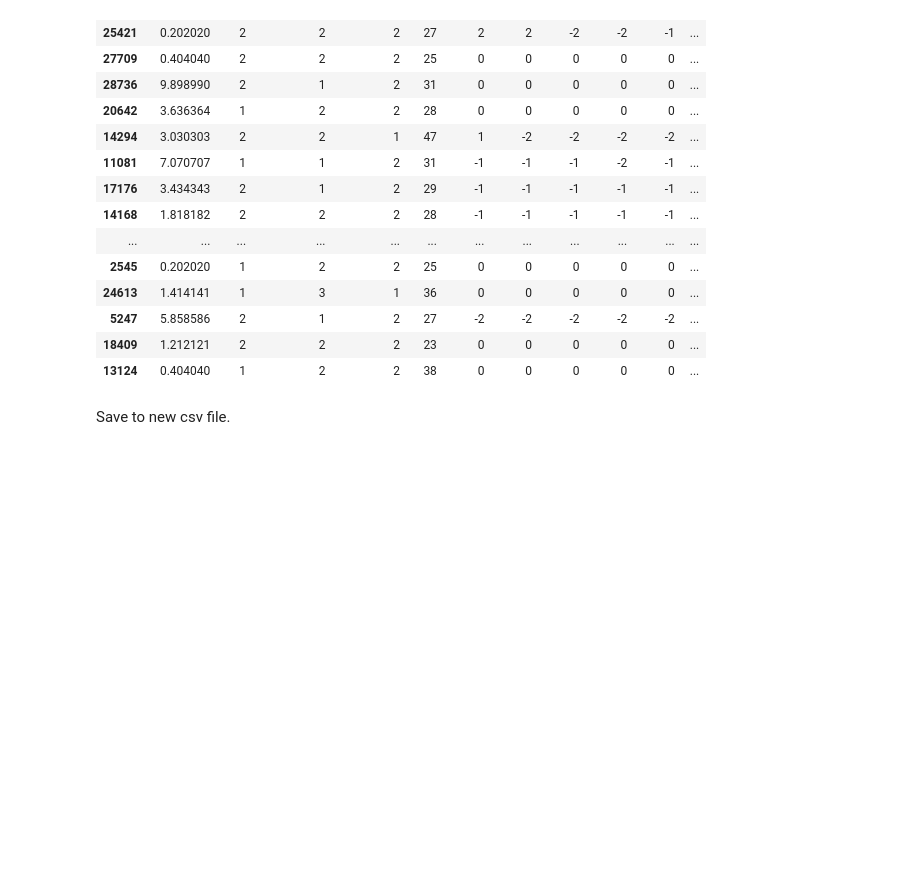
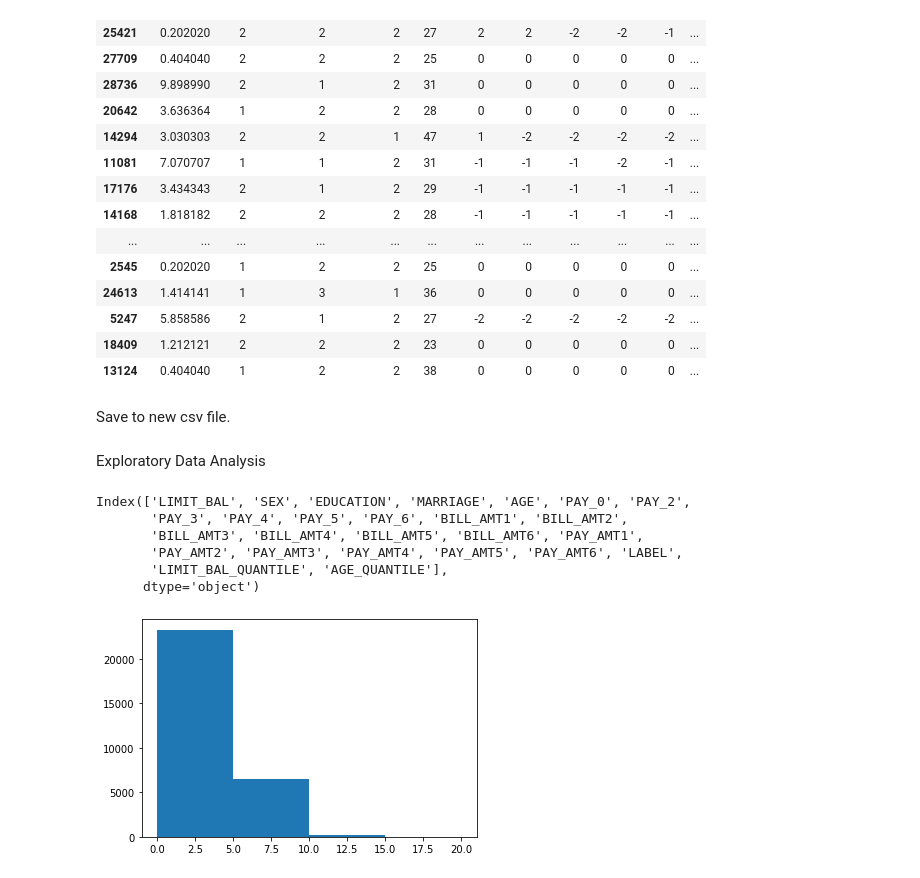
Before and after one commit to evillag/xtol_m5, a Jupyter notebook: EDA_M5T2.ipynb, the cells around one changed output. Cells and saved outputs as stored; diff of their text form; code cells hidden in the pictures; blank space fills up the shorter version.

```diff
--- a/EDA_M5T2.ipynb
+++ b/EDA_M5T2.ipynb
@@ -244,3 +245,20 @@ credit[['LIMIT_BAL','BILL_AMT1','BILL_AMT2',
 Save to new csv file.
 # %%
 credit.to_csv('normalized_credit_df.csv')
+# %% [markdown]
+Exploratory Data Analysis
+# %%
+header = credit.dtypes.index
+print(header)
+# %% [output]
+Index(['LIMIT_BAL', 'SEX', 'EDUCATION', 'MARRIAGE', 'AGE', 'PAY_0', 'PAY_2',
+       'PAY_3', 'PAY_4', 'PAY_5', 'PAY_6', 'BILL_AMT1', 'BILL_AMT2',
+       'BILL_AMT3', 'BILL_AMT4', 'BILL_AMT5', 'BILL_AMT6', 'PAY_AMT1',
+       'PAY_AMT2', 'PAY_AMT3', 'PAY_AMT4', 'PAY_AMT5', 'PAY_AMT6', 'LABEL',
+       'LIMIT_BAL_QUANTILE', 'AGE_QUANTILE'],
+      dtype='object')
+# %%
+plt.hist(credit['LIMIT_BAL'], bins=4)
+plt.show()
+# %% [output]
+[figure, added]
```
Also changed, not shown: parts of 13 cells of this notebook.
